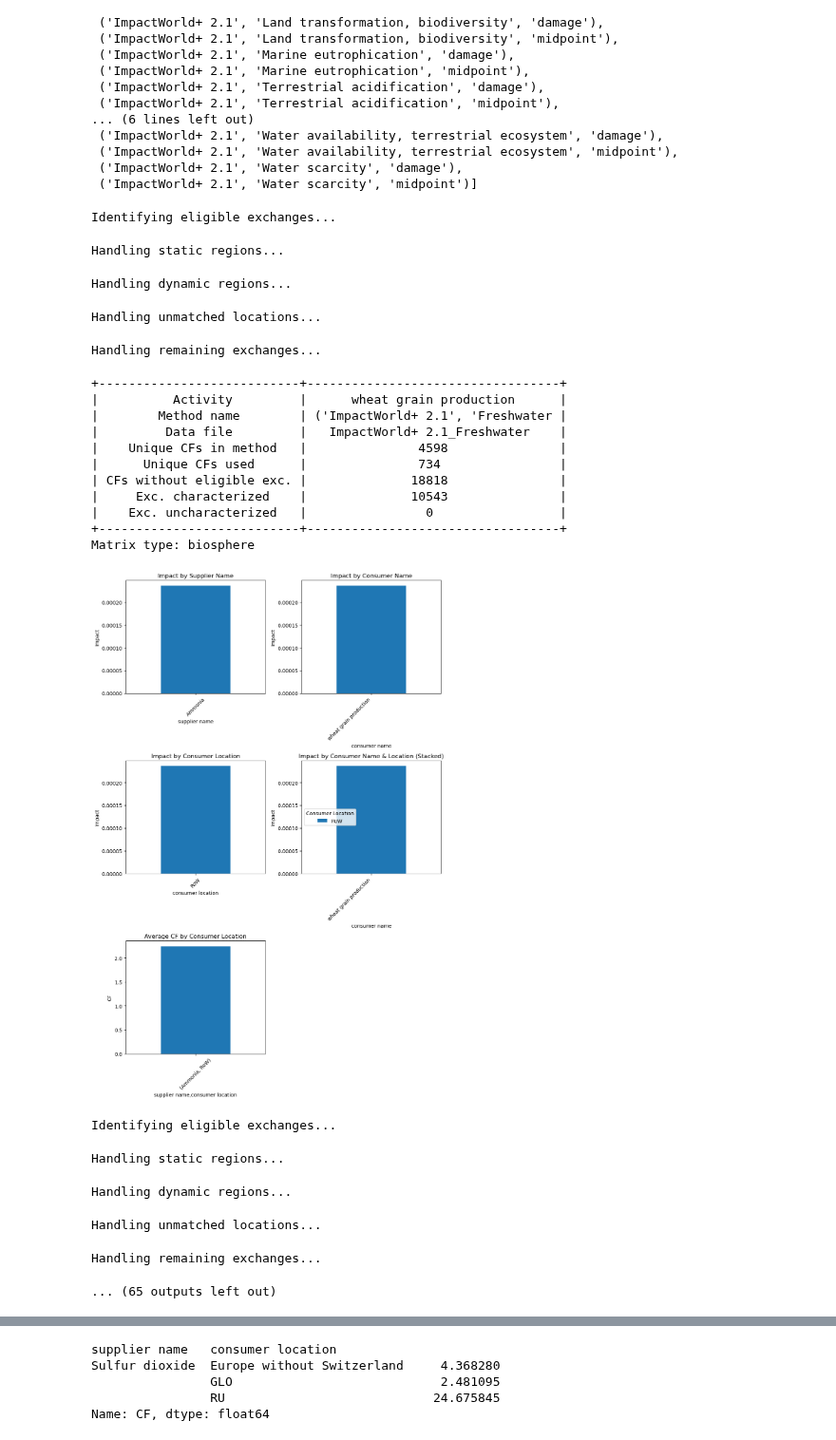
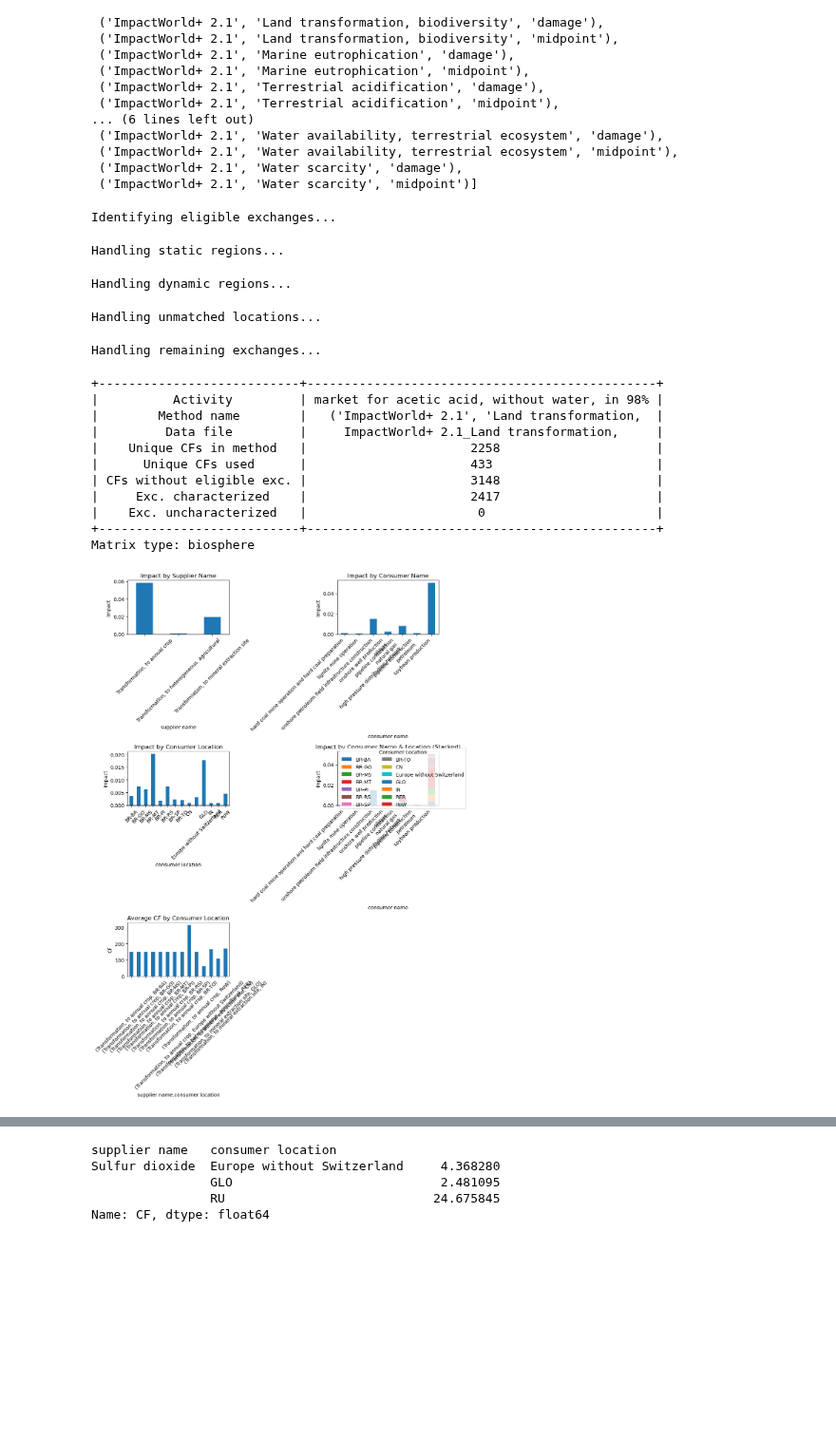
Before and after one commit to philoubet/edges, a Jupyter notebook: dev/ImpactWorld+/test_iw.ipynb, the cells around one changed output, grey strips where cells are left out. Shown at 95% size. Drawn from its saved outputs; the diff is of its cells as text; code cells hidden in the pictures; blank space fills up the shorter version.

```diff
--- a/dev/ImpactWorld+/test_iw.ipynb
+++ b/dev/ImpactWorld+/test_iw.ipynb
@@ -34,6 +34,7 @@ import matplotlib.pyplot as plt
 #method = ('GeoPolRisk', '2024')
 # method = ('ImpactWorld+ 2.1', 'Land transformation, biodiversity', 'midpoint')
 methods = [m for m in get_available_methods() if "ImpactWorld+" in str(m) and "midpoint" in str(m)]
+methods = [('ImpactWorld+ 2.1', 'Land transformation, biodiversity', 'midpoint'),]
 for method in methods:
     LCA = EdgeLCIA({act: 1}, method)
     LCA.lci()
@@ -42,6 +43,7 @@ for method in methods:
 
     if "water" in str(method):
         cutoff = 0.05
+        continue
     else:
         cutoff = 0.01
 
@@ -81,47 +83,41 @@ for method in methods:
     axes[1, 1].set_ylabel("Impact")
     axes[1, 1].set_xticklabels(
         [label.get_text().replace(", ", "\n") for label in axes[1, 1].get_xticklabels()],
         rotation=45,
         ha="right",
     )
     axes[1, 1].legend(title="Consumer Location", loc="center left", ncol=2)
 
     # 5. Bar plot of average "CF" by "consumer location"
     df.groupby(["supplier name", "consumer location"])["CF"].mean().plot(kind="bar", ax=axes[2, 0])
     axes[2, 0].set_title("Average CF by Consumer Location")
     axes[2, 0].set_ylabel("CF")
     axes[2, 0].tick_params(axis="x", rotation=45)
 
     # remove last subplot
     fig.delaxes(axes[2, 1])
 
     plt.tight_layout()
     plt.show()
 
 
 
   #LCA.score
 # %% [output]
 Identifying eligible exchanges...
 Handling static regions...
 Handling dynamic regions...
 Handling unmatched locations...
 Handling remaining exchanges...
-+---------------------------+----------------------------------+
-|          Activity         |      wheat grain production      |
-|        Method name        | ('ImpactWorld+ 2.1', 'Freshwater |
-|         Data file         |   ImpactWorld+ 2.1_Freshwater    |
-|    Unique CFs in method   |               4598               |
-|      Unique CFs used      |               734                |
-| CFs without eligible exc. |              18818               |
-|     Exc. characterized    |              10543               |
-|    Exc. uncharacterized   |                0                 |
-+---------------------------+----------------------------------+
++---------------------------+-----------------------------------------------+
+|          Activity         | market for acetic acid, without water, in 98% |
+|        Method name        |   ('ImpactWorld+ 2.1', 'Land transformation,  |
+|         Data file         |     ImpactWorld+ 2.1_Land transformation,     |
+|    Unique CFs in method   |                      2258                     |
+|      Unique CFs used      |                      433                      |
+| CFs without eligible exc. |                      3148                     |
+|     Exc. characterized    |                      2417                     |
+|    Exc. uncharacterized   |                       0                       |
++---------------------------+-----------------------------------------------+
 Matrix type: biosphere
-[figure, old version]
+[figure, new version]
-Identifying eligible exchanges...
-Handling static regions...
-Handling dynamic regions...
-Handling unmatched locations...
-Handling remaining exchanges...
-... (65 outputs left out)
```
Also changed, not shown: parts of 5 cells of this notebook, 1 other file.
